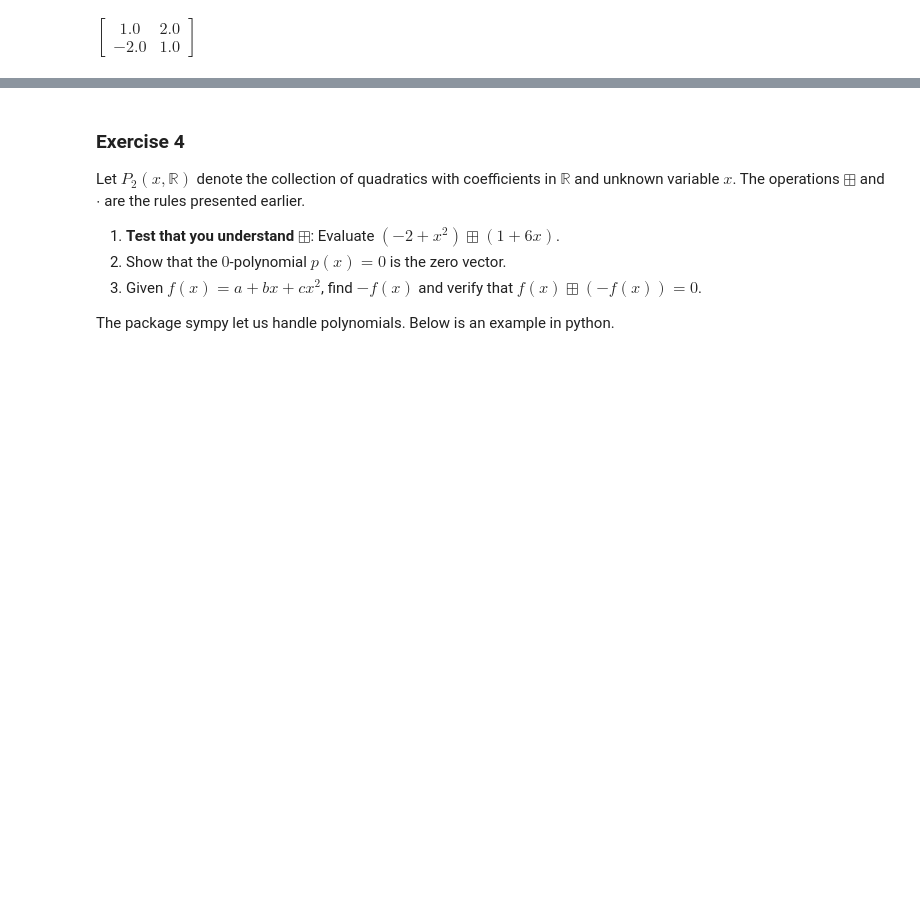
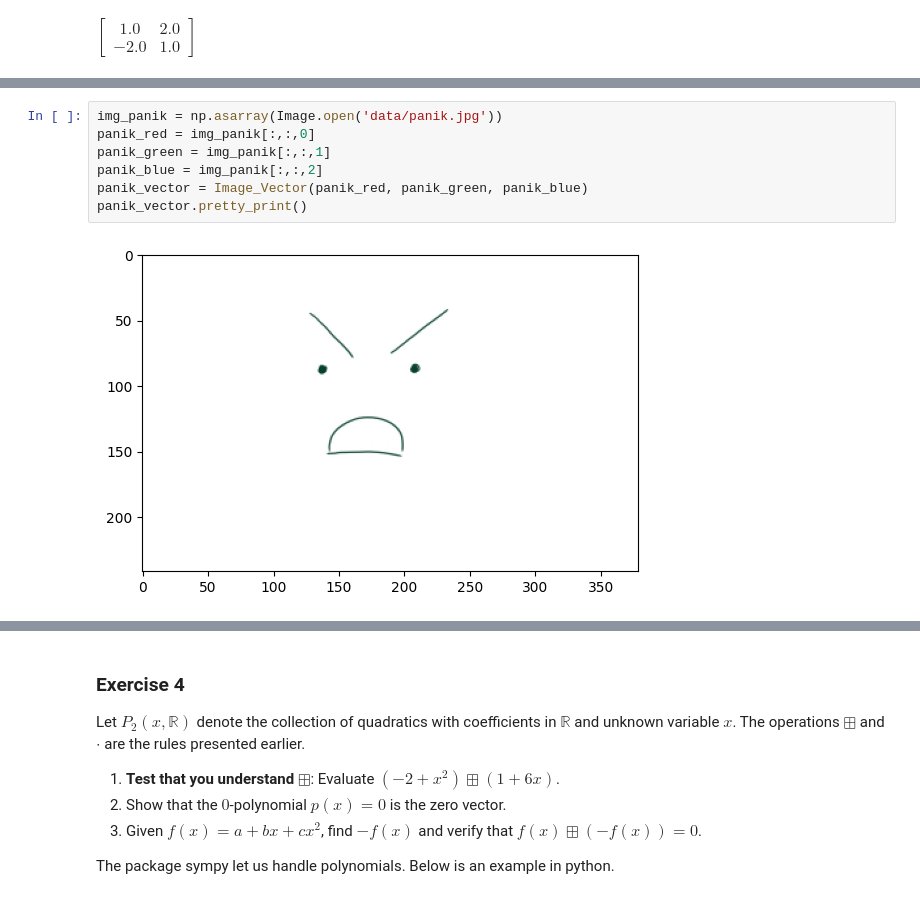
Before and after one commit to soundsflyout/QMATH, a Jupyter notebook: 1-Vectors.ipynb, the cells around one changed output, grey strips where cells are left out. Cells and saved outputs as stored; diff of their text form; blank space fills up the shorter version.

```diff
--- a/1-Vectors.ipynb
+++ b/1-Vectors.ipynb
@@ -255,0 +333,9 @@ $\displaystyle \left[\begin{matrix}1.0 & 2.0\\-2.0 & 1.0\end{matrix}\right]$
+# %%
+img_panik = np.asarray(Image.open('data/panik.jpg'))
+panik_red = img_panik[:,:,0]
+panik_green = img_panik[:,:,1]
+panik_blue = img_panik[:,:,2]
+panik_vector = Image_Vector(panik_red, panik_green, panik_blue)
+panik_vector.pretty_print()
+# %% [output]
+[figure, added]
```
Also changed, not shown: parts of 8 cells of this notebook, 4 other files.
